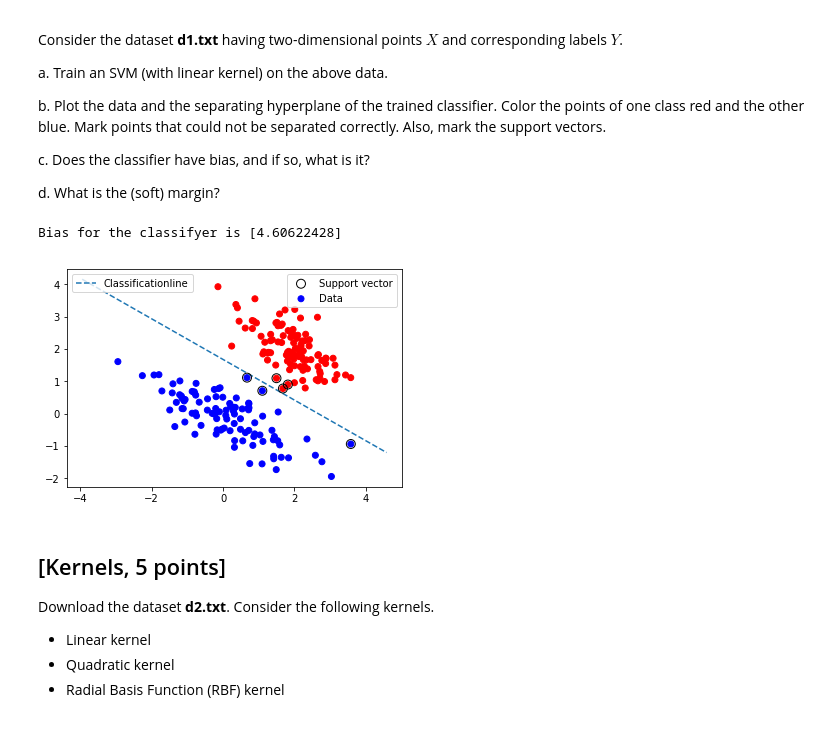
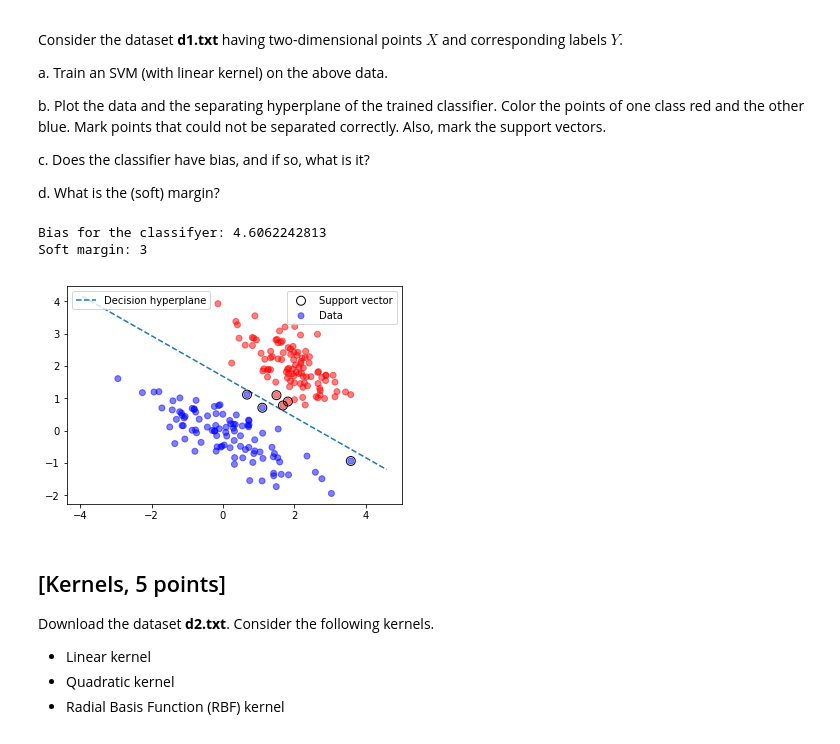
Before and after one commit to kjaquier/TDA231_ML_Homeworks, a Jupyter notebook: HW4/hw4.ipynb, the cells around one changed output. Drawn from its saved outputs; the diff is of its cells as text; code cells hidden in the pictures.

```diff
--- a/HW4/hw4.ipynb
+++ b/HW4/hw4.ipynb
@@ -67,37 +67,13 @@ c. Does the classifier have bias, and if so, what is it?
 
 d. What is the (soft) margin?
 # %%
-#import numpy as np
-#from sklearn import svm
-#from matplotlib import pyplot as plt
-
-
-#data = np.loadtxt('d1.txt')
-#X = data[:,:2]
-#Y = data[:,-1]
-
-#clf = svm.SVC(kernel='linear')
-#clf.fit(X, Y)
-
-#labels = np.unique(Y)
-#X1 = X[Y == labels[0],:]
-#X2 = X[Y == labels[1],:]
-
-# TODO adapt code below to draw boundary
-# create grid to evaluate model
-#xx = np.linspace(xlim[0], xlim[1], 30)
-#yy = np.linspace(ylim[0], ylim[1], 30)
-#YY, XX = np.meshgrid(yy, xx)
-#xy = np.vstack([XX.ravel(), YY.ravel()]).T
-#Z = clf.decision_function(xy).reshape(XX.shape)
-
-#plt.plot(X1[:,0], X1[:,1], 'object')
-#plt.plot(X2[:,0], X2[:,1], 'or')
-#plt.show()
-
 import numpy as np
 from sklearn.svm import SVC
 import matplotlib.pyplot as plt
+
+data = np.loadtxt('d1.txt')
+X = data[:,:2]
+Y = data[:,-1]
 
 def PlotSupportVectors(clf,X,Y,linestyle,label):
     index = clf.support_
@@ -106,7 +82,6 @@ def PlotSupportVectors(clf,X,Y,linestyle,label):
     for i in range(len(index)):
         classes[i] = Y[index[i]]
     color = FormatColorVector(classes)
-    #plt.legend('Supportvector')
     return w
 
 def plot_hyperplane(clf, min_x, max_x, linestyle, label):
@@ -116,49 +91,46 @@ def plot_hyperplane(clf, min_x, max_x, linestyle, label):
     xx = np.linspace(min_x , max_x )  # make sure the line is long enough
     yy = lambda x: a * x - (clf.intercept_[0]) / w[1]
     return xx,yy
-
-    #plt.legend('Desitionboundery')
 
 
 def FormatColorVector(Y):
     cVec=[]
     for i in Y:
         if(i == -1):
             cVec.append('red')
         else:
             cVec.append('blue')
     return cVec
 
-data = np.loadtxt('d1.txt')
-X = data[:,:2]
-Y = data[:,-1]
 softMargin = 3
 clf = SVC(kernel='linear',C=softMargin)
 clf.fit(X, Y)
 
 min_x = np.amin(X[:,0])-1
 max_x = np.amax(X[:,0])+1
 linestyle = '--'
-label='Classificationline'
+label='Decision hyperplane'
 
 
 xx,yy = plot_hyperplane(clf, min_x, max_x, linestyle, label)
 w = PlotSupportVectors(clf,X,Y,'-','Support vector ')
-scatter_data = plt.scatter(X[:,0],X[:,1],c=FormatColorVector(Y),label='Data')
-desitionBoundary = plt.plot(xx, yy(xx), linestyle, label='Classificationline')
+scatter_data = plt.scatter(X[:,0],X[:,1],c=FormatColorVector(Y),label='Data',alpha=0.5)
+desitionBoundary = plt.plot(xx, yy(xx), linestyle, label=label)
 
 supportVector = plt.scatter(w[:, 0], w[:, 1], s=80, facecolor='none', edgecolor= 'k', alpha=1, label='Support vector',zorder=10)
-print('Bias for the classifyer is', clf.intercept_,'Soft margin')
+print('Bias for the classifyer:', clf.intercept_[0])
+print('Soft margin:', softMargin)
 
 first_legend= plt.legend(handles=[supportVector,scatter_data],loc=1)
 
 # Add the legend manually to the current Axes.
 ax = plt.gca().add_artist(first_legend)
 plt.legend(handles = desitionBoundary,loc=2)
 plt.show()
 # %% [output]
-Bias for the classifyer is [4.60622428]
+Bias for the classifyer: 4.6062242813
+Soft margin: 3
-[figure, old version]
+[figure, new version]
 # %% [markdown]
 ## [Kernels, 5 points]
 
```
Also changed, not shown: parts of 1 cell of this notebook.
